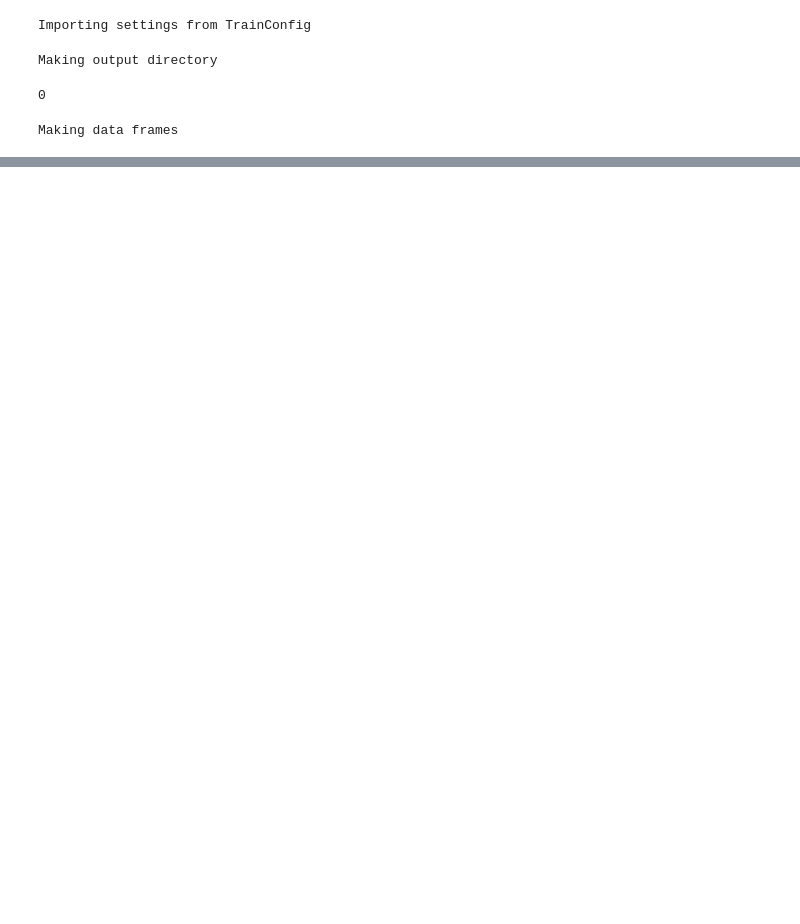
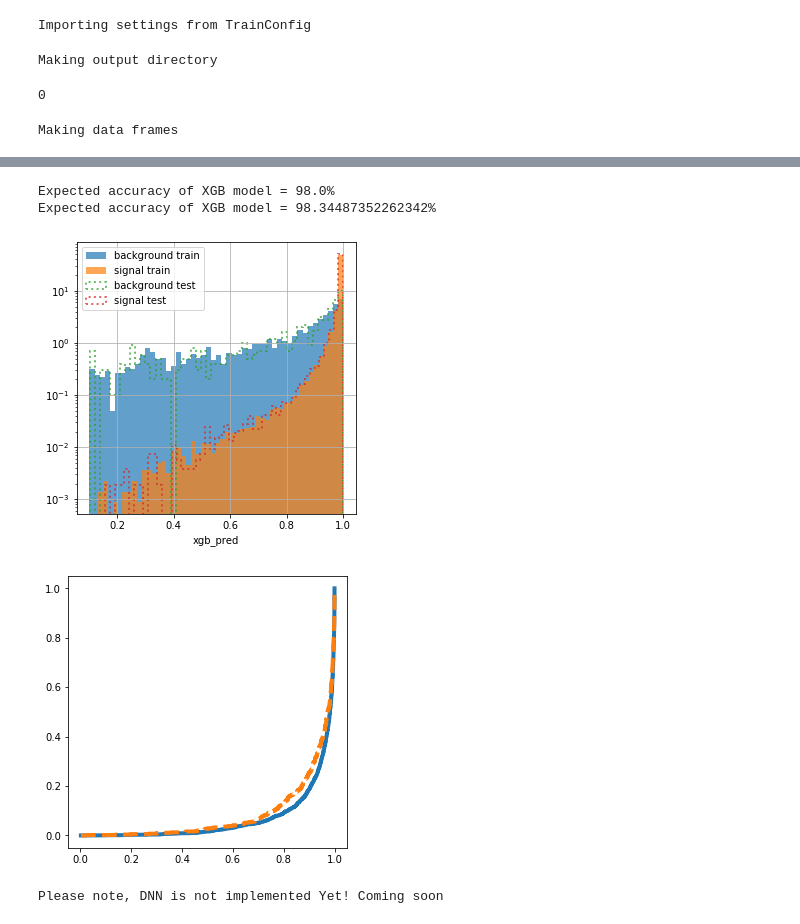
Before and after one commit to cms-egamma/ID-Trainer, a Jupyter notebook: Trainer.ipynb, the cells around one changed output, grey strips where cells are left out. Drawn from its saved outputs; the diff is of its cells as text; code cells hidden in the pictures; blank space fills up the shorter version.

```diff
--- a/Trainer.ipynb
+++ b/Trainer.ipynb
@@ -105,3 +149,56 @@ Making feature plots
+# %%
+X_train = df_final.loc[TrainIndices,features]
+Y_train = df_final.loc[TrainIndices,cat]
+Wt_train = df_final.loc[TrainIndices,weight]
+
+X_test = df_final.loc[TestIndices,features]
+Y_test = df_final.loc[TestIndices,cat]
+Wt_test = df_final.loc[TestIndices,weight]
+
+X_train = np.asarray(X_train)
+Y_train = np.asarray(Y_train)
+Wt_train = np.asarray(Wt_train)
+
+X_test = np.asarray(X_test)
+Y_test = np.asarray(Y_test)
+Wt_test = np.asarray(Wt_test)
+# %%
+if 'XGB' in MVAs:
+    import xgboost as xgb
+    from sklearn.model_selection import cross_val_score, GridSearchCV
+    parameters = {'learning_rate':[0.1, 0.01, 0.001]}
+    xgb_model = xgb.XGBClassifier(objective="binary:logistic", random_state=RandomState)
+    #xgb_model.set_config(verbosity=2)
+    cv = GridSearchCV(xgb_model, parameters,scoring = 'accuracy')
+    search=cv.fit(X_train, Y_train, sample_weight=Wt_train,verbose=1)
+
+    print("Expected accuracy of XGB model = "+str((np.round(np.average(search.best_score_),2))*100)+'%')
+    print("Expected accuracy of XGB model = "+str((np.average(search.best_score_))*100)+'%')
+
+    search.best_params_
+
+    df_final.loc[TrainIndices,"xgb_pred"]=cv.predict_proba(X_train)[:,1]
+    df_final.loc[TestIndices,"xgb_pred"]=cv.predict_proba(X_test)[:,1]
+
+    fig, axes = plt.subplots(1, 1, figsize=(5, 5))
+    plot_mva(df_final.query('TrainDataset==1'),"xgb_pred",bins=50,cat=cat,Wt=weight,ax=axes,sample='train',ls='dashed',logscale=True)
+    plot_mva(df_final.query('TrainDataset==0'),"xgb_pred",bins=50,cat=cat,Wt=weight,ax=axes,sample='test',ls='dotted',logscale=True)
+    plt.savefig(OutputDirName+"/XGBMVA.png")
+
+    fig, axes = plt.subplots(1, 1, figsize=(5, 5))
+    plot_roc_curve(df_final.query('TrainDataset==1'),"xgb_pred", tpr_threshold=0, ax=axes, color=None, linestyle='-', label='Training',cat=cat,Wt=weight)
+    plot_roc_curve(df_final.query('TrainDataset==0'),"xgb_pred", tpr_threshold=0, ax=axes, color=None, linestyle='--', label='Testing',cat=cat,Wt=weight)
+    plt.savefig(OutputDirName+"/XGBROC.png")
+# %% [output]
+Expected accuracy of XGB model = 98.0%
+Expected accuracy of XGB model = 98.34487352262342%
+[figure, added]
+[figure, added]
+# %%
+if 'DNN' in MVAs:
+    print("Please note, DNN is not implemented Yet! Coming soon!")
+# %% [output]
+Please note, DNN is not implemented Yet! Coming soon
 # %%
 os.system("convert "+OutputDirName+"/*.png "+OutputDirName+"/mydoc.pdf")
 # %% [output]
```
Also changed, not shown: parts of 10 cells of this notebook, 3 other files.
